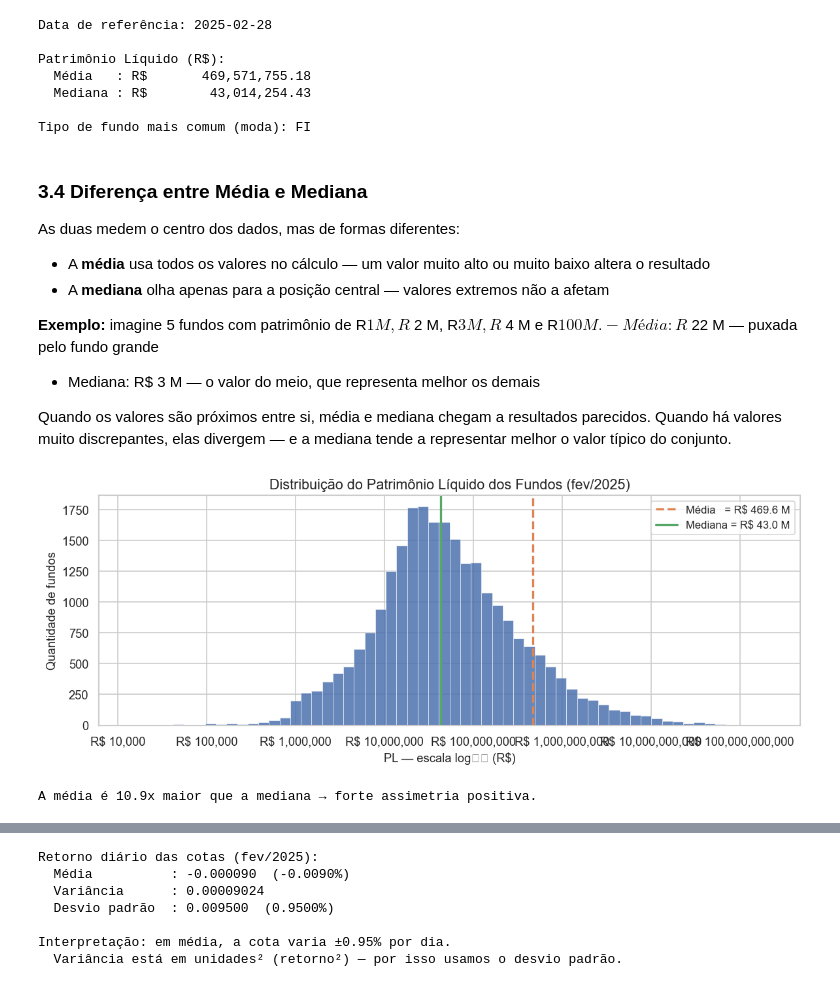
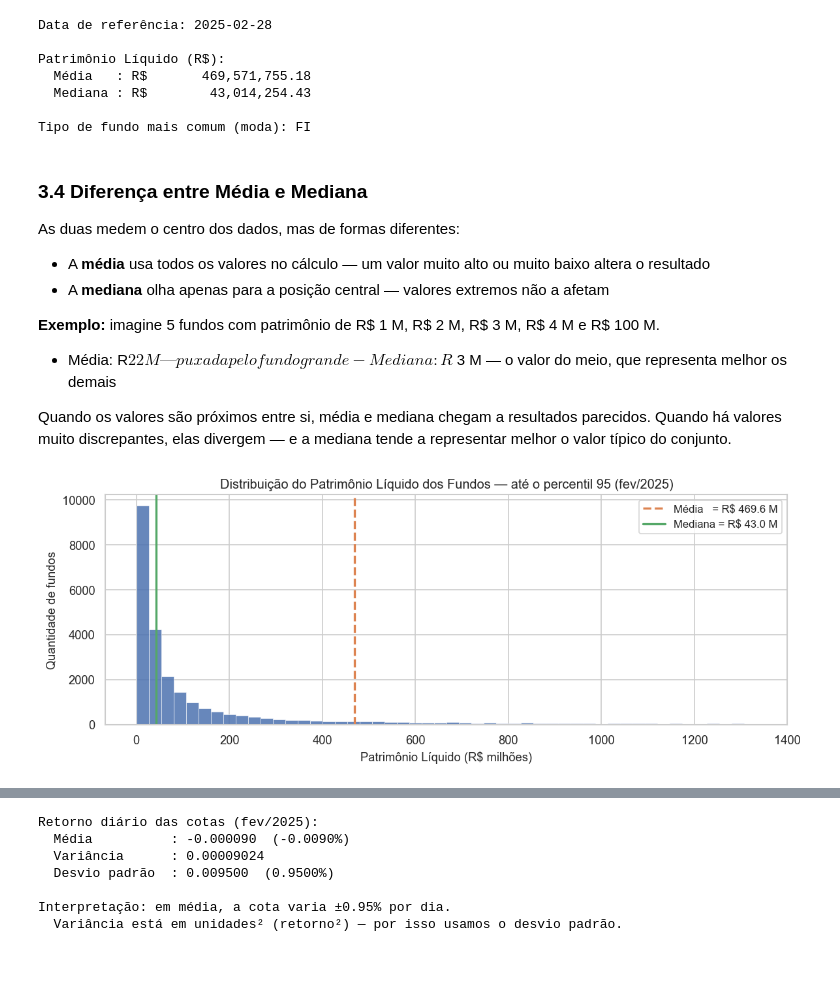
Before and after one commit to jescoelho/ciencia-dados, a Jupyter notebook: notebooks/fundamentos/02_medidas_posicao.ipynb, the cells around one changed output, grey strips where cells are left out. Drawn from its saved outputs; the diff is of its cells as text; code cells hidden in the pictures.

```diff
--- a/notebooks/fundamentos/02_medidas_posicao.ipynb
+++ b/notebooks/fundamentos/02_medidas_posicao.ipynb
@@ -132,33 +143,32 @@ As duas medem o centro dos dados, mas de formas diferentes:
 - A **média** usa todos os valores no cálculo — um valor muito alto ou muito baixo altera o resultado
 - A **mediana** olha apenas para a posição central — valores extremos não a afetam
 
-**Exemplo:** imagine 5 fundos com patrimônio de R$ 1 M, R$ 2 M, R$ 3 M, R$ 4 M e R$ 100 M.
+**Exemplo:** imagine 5 fundos com patrimônio de R\$ 1 M, R\$ 2 M, R\$ 3 M, R\$ 4 M e R\$ 100 M.
 - Média: R$ 22 M — puxada pelo fundo grande
 - Mediana: R$ 3 M — o valor do meio, que representa melhor os demais
 
 Quando os valores são próximos entre si, média e mediana chegam a resultados parecidos. Quando há valores muito discrepantes, elas divergem — e a mediana tende a representar melhor o valor típico do conjunto.
 # %%
-# Visualização: média vs. mediana no patrimônio líquido
-pl_log = np.log10(pl[pl > 1e4])  # foco em fundos com PL > R$ 10.000
+# Filtro até o percentil 95 para remover os megafundos e mostrar onde a maioria está
+p95 = pl.quantile(0.95)
+pl_plot = pl[pl <= p95] / 1e6  # converter para R$ milhões
 
 fig, ax = plt.subplots(figsize=(10, 4))
-ax.hist(pl_log, bins=60, color="#4C72B0", edgecolor="white", linewidth=0.4, alpha=0.85)
-ax.axvline(np.log10(media_pl),   color="#DD8452", linewidth=2, linestyle="--", label=f"Média   = R$ {media_pl/1e6:.1f} M")
-ax.axvline(np.log10(mediana_pl), color="#55A868", linewidth=2, linestyle="-",  label=f"Mediana = R$ {mediana_pl/1e6:.1f} M")
+ax.hist(pl_plot, bins=50, color="#4C72B0", edgecolor="white", linewidth=0.4, alpha=0.85)
 
-ax.set_xlabel("PL — escala log₁₀ (R$)", fontsize=11)
+ax.axvline(media_pl / 1e6,   color="#DD8452", linewidth=2, linestyle="--",
+           label=f"Média   = R$ {media_pl/1e6:.1f} M")
+ax.axvline(mediana_pl / 1e6, color="#55A868", linewidth=2, linestyle="-",
+           label=f"Mediana = R$ {mediana_pl/1e6:.1f} M")
+
+ax.set_xlabel("Patrimônio Líquido (R$ milhões)", fontsize=11)
 ax.set_ylabel("Quantidade de fundos", fontsize=11)
-ax.set_title("Distribuição do Patrimônio Líquido dos Fundos (fev/2025)", fontsize=13)
-ax.xaxis.set_major_formatter(plt.FuncFormatter(lambda v, _: f"R$ {10**v:,.0f}"))
+ax.set_title("Distribuição do Patrimônio Líquido dos Fundos — até o percentil 95 (fev/2025)", fontsize=12)
 ax.legend(fontsize=10)
 plt.tight_layout()
 plt.show()
-
-razao = media_pl / mediana_pl
-print(f"\nA média é {razao:.1f}x maior que a mediana → forte assimetria positiva.")
 # %% [output]
-[figure, old version]
+[figure, new version]
-A média é 10.9x maior que a mediana → forte assimetria positiva.
 # %% [markdown]
 ## 4. Medidas de Dispersão: Variância e Desvio Padrão
 
```
Also changed, not shown: parts of 3 cells of this notebook.
